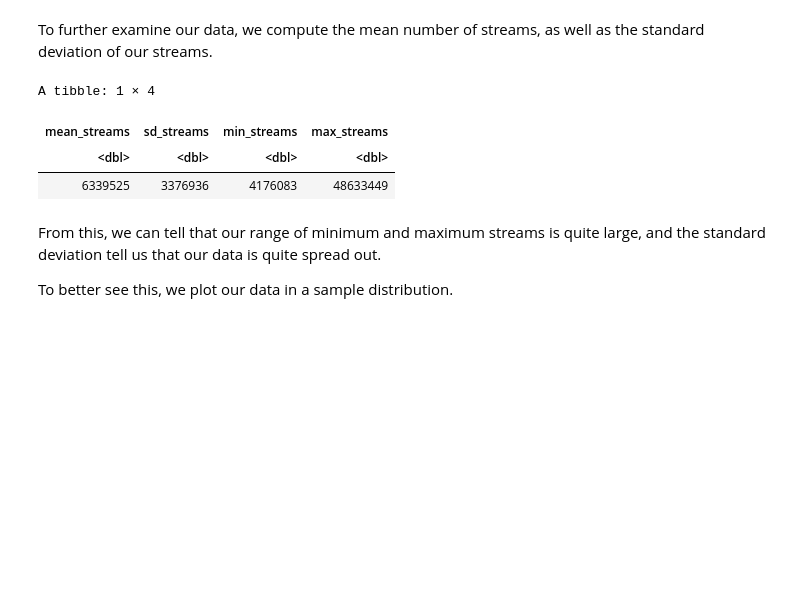
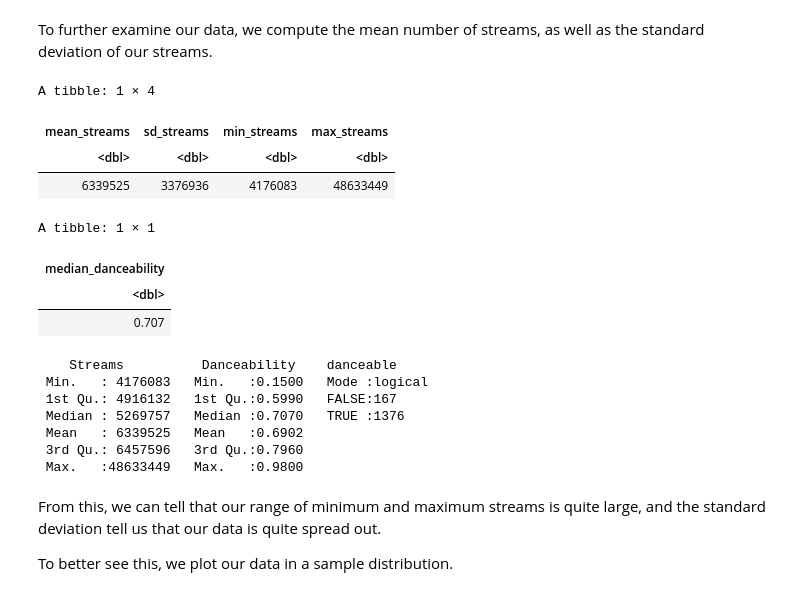
Before and after one commit to cinadia/stat-201-project, a Jupyter notebook: Proposal.ipynb, the cells around one changed output. Drawn from its saved outputs; the diff is of its cells as text; code cells hidden in the pictures; blank space fills up the shorter version.

```diff
--- a/Proposal.ipynb
+++ b/Proposal.ipynb
@@ -68,15 +126,33 @@ To further examine our data, we compute the mean number of streams, as well as t
 # %%
 stats <- spotify_data %>%
     summarise(mean_streams = mean(Streams),
               sd_streams = sd(Streams),
               min_streams = min(Streams),
               max_streams = max(Streams))
 stats
+
+danceability_stats <- spotify_data %>%
+    summarise(median_danceability = median(Danceability))
+danceability_stats
+
+s <- summary(spotify_data)
+s
 # %% [output]
 A tibble: 1 × 4
 | mean_streams | sd_streams | min_streams | max_streams |
 | <dbl> | <dbl> | <dbl> | <dbl> |
 | 6339525 | 3376936 | 4176083 | 48633449 |
+A tibble: 1 × 1
+| median_danceability |
+| <dbl> |
+| 0.707 |
+    Streams          Danceability    danceable
+ Min.   : 4176083   Min.   :0.1500   Mode :logical
+ 1st Qu.: 4916132   1st Qu.:0.5990   FALSE:167
+ Median : 5269757   Median :0.7070   TRUE :1376
+ Mean   : 6339525   Mean   :0.6902
+ 3rd Qu.: 6457596   3rd Qu.:0.7960
+ Max.   :48633449   Max.   :0.9800
 # %% [markdown]
 From this, we can tell that our range of minimum and maximum streams is quite large, and the standard deviation tell us that our data is quite spread out.
 
```
Also changed, not shown: parts of 3 cells of this notebook.
